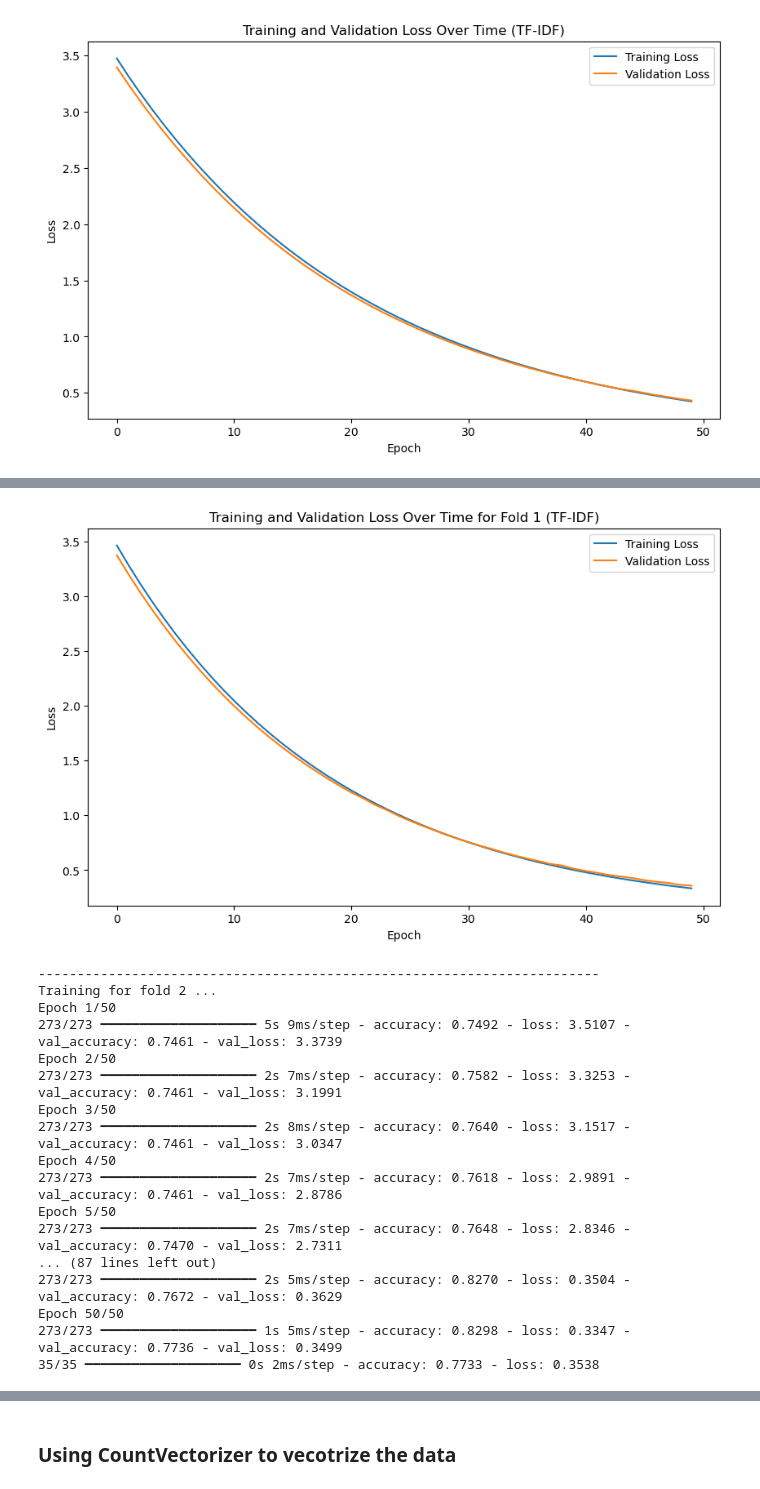
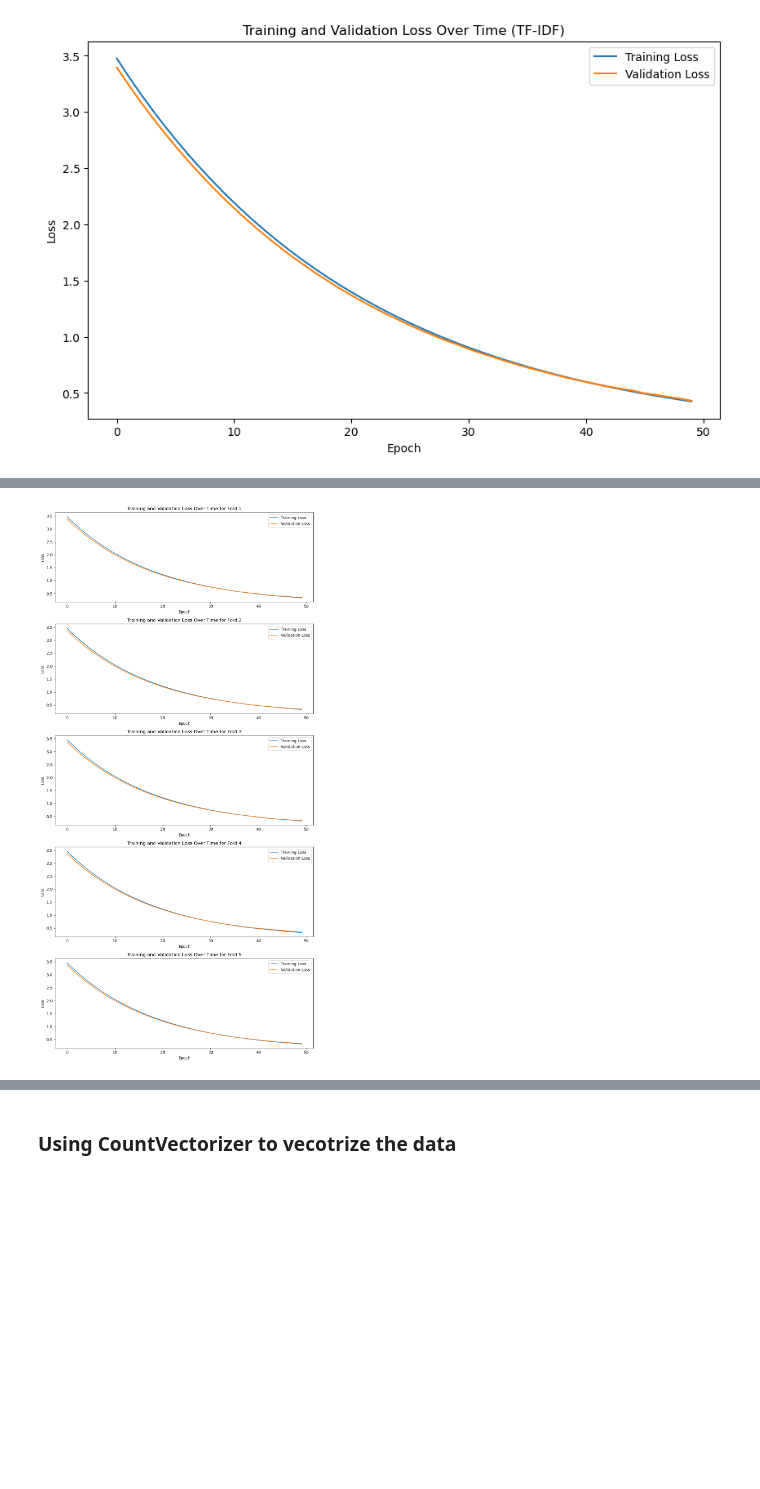
Before and after one commit to AlFarabiDHK/Anime-Recommender, a Jupyter notebook: NLP_mal.ipynb, the cells around one changed output, grey strips where cells are left out. Saved outputs shown, nothing was run; the diff lists cells and outputs as text; code cells hidden in the pictures; blank space fills up the shorter version.

Commit message:
Added graphs folder, combined cross validation graphs for all NNs

```diff
--- a/NLP_mal.ipynb
+++ b/NLP_mal.ipynb
@@ -259,7 +260,7 @@ kFold = StratifiedKFold(n_splits=5, shuffle=True)
 i = 1
 
 accuracies = []
-
+fig, axes = plt.subplots(5,1, figsize=(10, 20))
 for train_index, test_index in kFold.split(X, y):
     bin_X_train, bin_X_test = X.iloc[train_index], X.iloc[test_index]
     bin_y_train, bin_y_test = y.iloc[train_index], y.iloc[test_index]
@@ -282,15 +283,17 @@ for train_index, test_index in kFold.split(X, y):
     history = model.fit(bin_X_train, bin_y_train, epochs=50, batch_size=32, validation_data=(bin_X_val, bin_y_val), verbose=1)
     loss, accuracy = model.evaluate(bin_X_test, bin_y_test)
     accuracies.append(accuracy)
-    plt.figure(figsize=(10, 6))
-    plt.plot(history.history['loss'], label='Training Loss')
-    plt.plot(history.history['val_loss'], label='Validation Loss')
-    plt.title('Training and Validation Loss Over Time for Fold ' + str(i) + ' (TF-IDF)')
-    plt.xlabel('Epoch')
-    plt.ylabel('Loss')
-    plt.legend()
-    plt.show()
+    ax = axes[i-1]
+    ax.plot(history.history['loss'], label='Training Loss')
+    ax.plot(history.history['val_loss'], label='Validation Loss')
+    ax.set_title('Training and Validation Loss Over Time for Fold ' + str(i))
+    ax.set_xlabel('Epoch')
+    ax.set_ylabel('Loss')
+    ax.legend()
     i+=1
+
+plt.tight_layout()
+plt.show()
 # %% [output]
 ------------------------------------------------------------------------
 Training for fold 1 ...
@@ -312,18 +318 @@ Epoch 50/50
-[figure, old version]
+[figure, new version]
-------------------------------------------------------------------------
-Training for fold 2 ...
-Epoch 1/50
-273/273 ━━━━━━━━━━━━━━━━━━━━ 5s 9ms/step - accuracy: 0.7492 - loss: 3.5107 - val_accuracy: 0.7461 - val_loss: 3.3739
-Epoch 2/50
-273/273 ━━━━━━━━━━━━━━━━━━━━ 2s 7ms/step - accuracy: 0.7582 - loss: 3.3253 - val_accuracy: 0.7461 - val_loss: 3.1991
-Epoch 3/50
-273/273 ━━━━━━━━━━━━━━━━━━━━ 2s 8ms/step - accuracy: 0.7640 - loss: 3.1517 - val_accuracy: 0.7461 - val_loss: 3.0347
-Epoch 4/50
-273/273 ━━━━━━━━━━━━━━━━━━━━ 2s 7ms/step - accuracy: 0.7618 - loss: 2.9891 - val_accuracy: 0.7461 - val_loss: 2.8786
-Epoch 5/50
-273/273 ━━━━━━━━━━━━━━━━━━━━ 2s 7ms/step - accuracy: 0.7648 - loss: 2.8346 - val_accuracy: 0.7470 - val_loss: 2.7311
-... (87 lines left out)
-273/273 ━━━━━━━━━━━━━━━━━━━━ 2s 5ms/step - accuracy: 0.8270 - loss: 0.3504 - val_accuracy: 0.7672 - val_loss: 0.3629
-Epoch 50/50
-273/273 ━━━━━━━━━━━━━━━━━━━━ 1s 5ms/step - accuracy: 0.8298 - loss: 0.3347 - val_accuracy: 0.7736 - val_loss: 0.3499
-35/35 ━━━━━━━━━━━━━━━━━━━━ 0s 2ms/step - accuracy: 0.7733 - loss: 0.3538
```
Also changed, not shown: parts of 11 cells of this notebook, 14 other files.
